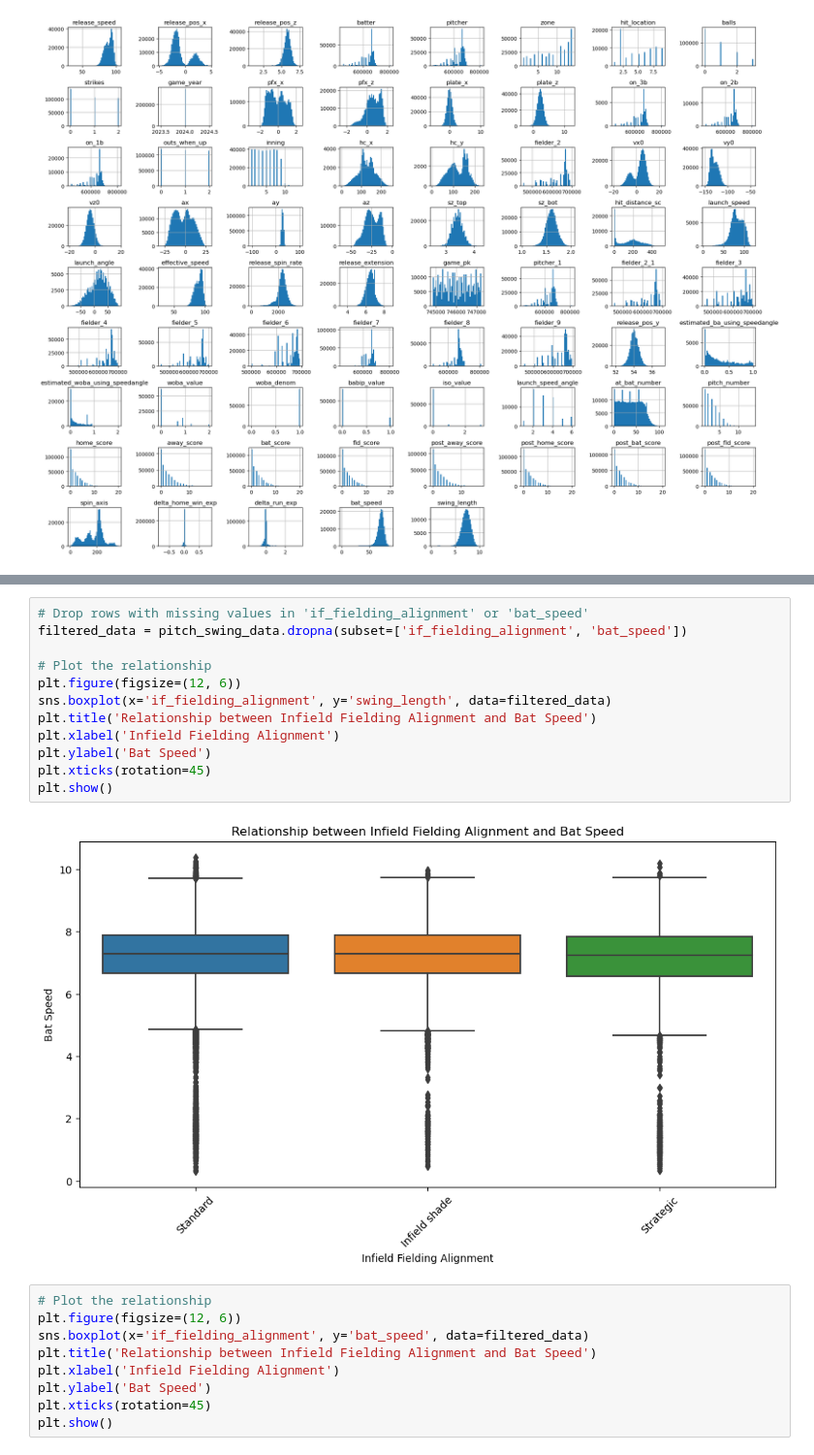
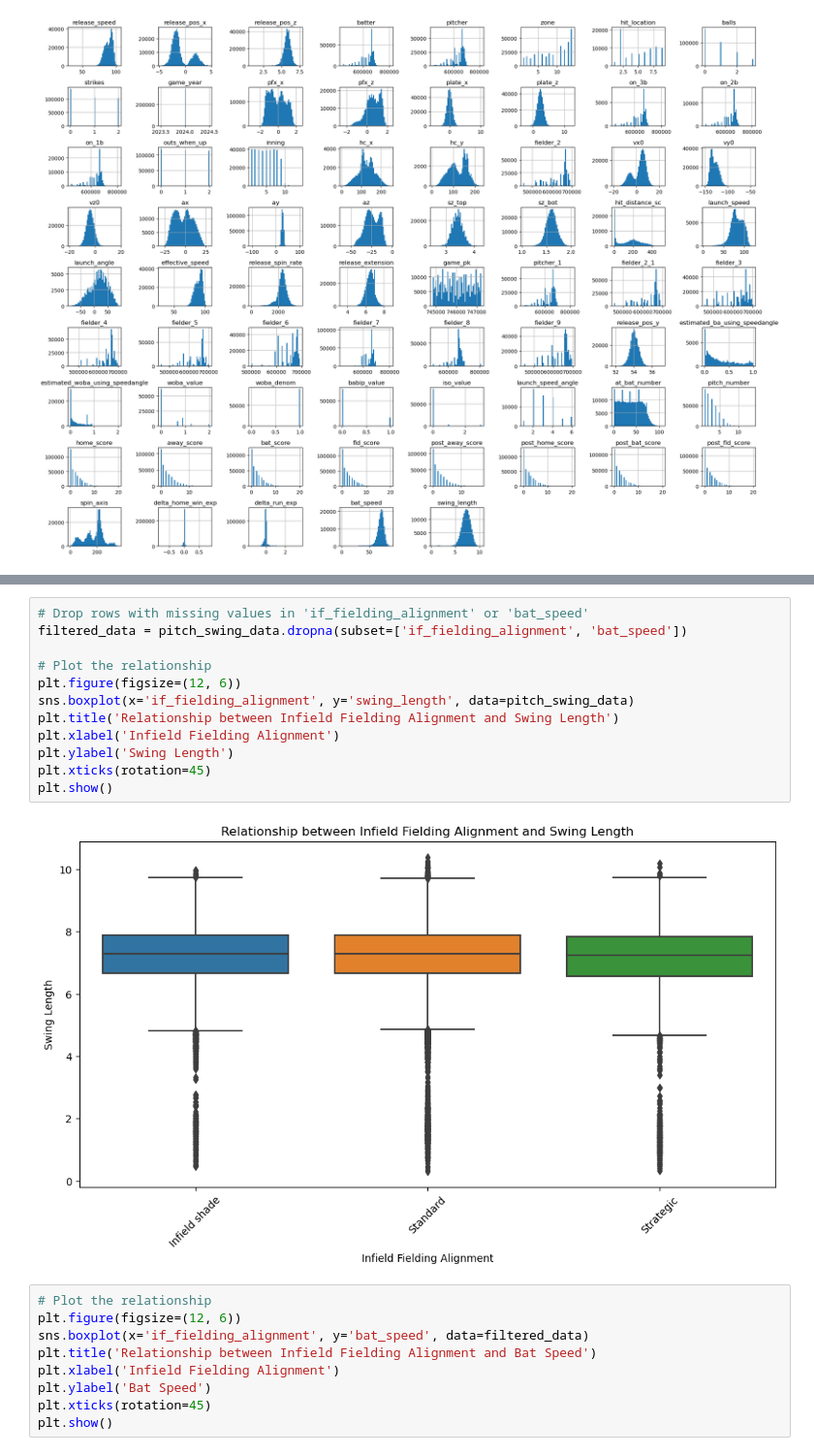
Before and after one commit to sathwik238/batter-pitcher-analysis, a Jupyter notebook: pitch_swing_data_understanding.ipynb, the cells around one changed output, grey strips where cells are left out. Shown at 97% size. Cells and saved outputs as stored; diff of their text form.

```diff
--- a/pitch_swing_data_understanding.ipynb
+++ b/pitch_swing_data_understanding.ipynb
@@ -256,17 +256,17 @@ plt.show()
 # %%
 # Drop rows with missing values in 'if_fielding_alignment' or 'bat_speed'
 filtered_data = pitch_swing_data.dropna(subset=['if_fielding_alignment', 'bat_speed'])
 
 # Plot the relationship
 plt.figure(figsize=(12, 6))
-sns.boxplot(x='if_fielding_alignment', y='swing_length', data=filtered_data)
-plt.title('Relationship between Infield Fielding Alignment and Bat Speed')
+sns.boxplot(x='if_fielding_alignment', y='swing_length', data=pitch_swing_data)
+plt.title('Relationship between Infield Fielding Alignment and Swing Length')
 plt.xlabel('Infield Fielding Alignment')
-plt.ylabel('Bat Speed')
+plt.ylabel('Swing Length')
 plt.xticks(rotation=45)
 plt.show()
 # %% [output]
-[figure, old version]
+[figure, new version]
 # %%
 # Plot the relationship
 plt.figure(figsize=(12, 6))
```
Also changed, not shown: parts of 13 cells of this notebook, 1 other file.
